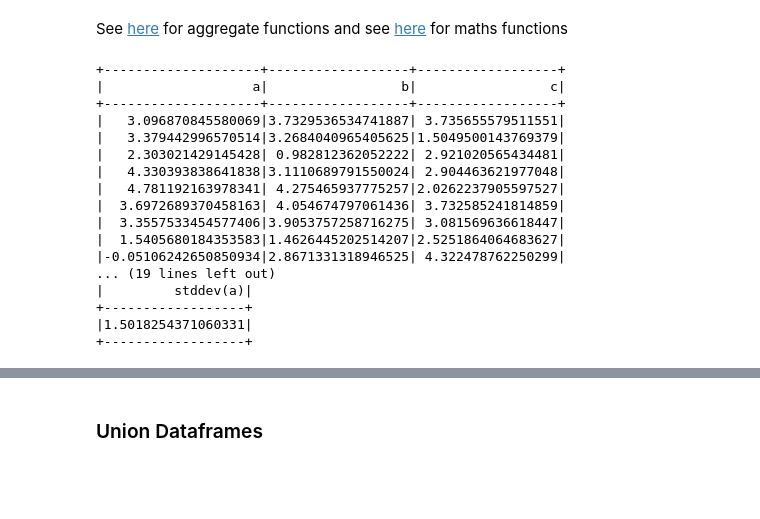
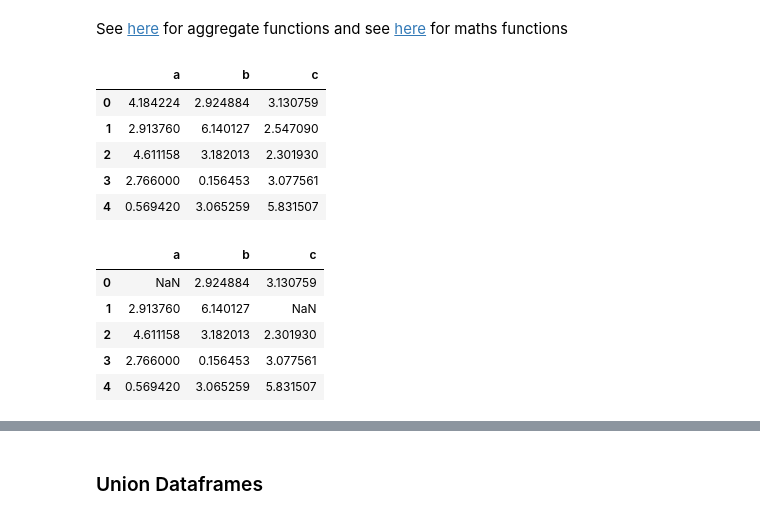
Before and after one commit to harnalashok/hadoop, a Jupyter notebook: colab_and_pyspark.ipynb, the cells around one changed output, grey strips where cells are left out. Cells and saved outputs as stored; diff of their text form; code cells hidden in the pictures; blank space fills up the shorter version.

```diff
--- a/colab_and_pyspark.ipynb
+++ b/colab_and_pyspark.ipynb
@@ -997,28 +973,16 @@ See [here](https://spark.apache.org/docs/latest/api/python/reference/pyspark.sql
 # %%
-from pyspark.sql.functions import min, max, stddev, kurtosis, skewness, percentile,median,isnan
+sample = pd.DataFrame(np.random.normal(loc = 3.0,
+                                       scale = 1.5,
+                                       size = (10,3)
+                                       ),
+                                      columns = ['a','b','c']
+                     )
 
-
-sample = pd.DataFrame(np.random.normal(loc = 3.0, scale = 1.5, size = (10,3)), columns = ['a','b','c'])
-
-sample = spark.createDataFrame(sample)
-sample.show()
-sample.select(isnan(sample.a)).show()
-sample.select(stddev(sample.a)).show()
+sample.head()
 # %% [output]
-+--------------------+------------------+------------------+
-|                   a|                 b|                 c|
-+--------------------+------------------+------------------+
-|   3.096870845580069|3.7329536534741887| 3.735655579511551|
-|   3.379442996570514|3.2684040965405625|1.5049500143769379|
-|   2.303021429145428| 0.982812362052222| 2.921020565434481|
-|   4.330393838641838|3.1110689791550024| 2.904463621977048|
-|   4.781192163978341| 4.275465937775257|2.0262237905597527|
-|  3.6972689370458163| 4.054674797061436| 3.732585241814859|
-|  3.3557533454577406|3.9053757258716275| 3.081569636618447|
-|  1.5405680184353583|1.4626445202514207|2.5251864064683627|
-|-0.05106242650850934|2.8671331318946525| 4.322478762250299|
-... (19 lines left out)
-|         stddev(a)|
-+------------------+
-|1.5018254371060331|
-+------------------+
+|  | a | b | c |
+| 0 | 4.184224 | 2.924884 | 3.130759 |
+| 1 | 2.913760 | 6.140127 | 2.547090 |
+| 2 | 4.611158 | 3.182013 | 2.301930 |
+| 3 | 2.766000 | 0.156453 | 3.077561 |
+| 4 | 0.569420 | 3.065259 | 5.831507 |
@@ -1026,0 +989,11 @@ df.select(min(col('Weight')), max(col('Weight'))).show()
+# %%
+sample.iloc[0,0] = np.nan
+sample.iloc[1,2] = np.nan
+sample.head()
+# %% [output]
+|  | a | b | c |
+| 0 | NaN | 2.924884 | 3.130759 |
+| 1 | 2.913760 | 6.140127 | NaN |
+| 2 | 4.611158 | 3.182013 | 2.301930 |
+| 3 | 2.766000 | 0.156453 | 3.077561 |
+| 4 | 0.569420 | 3.065259 | 5.831507 |
```
Also changed, not shown: parts of 36 cells of this notebook.
